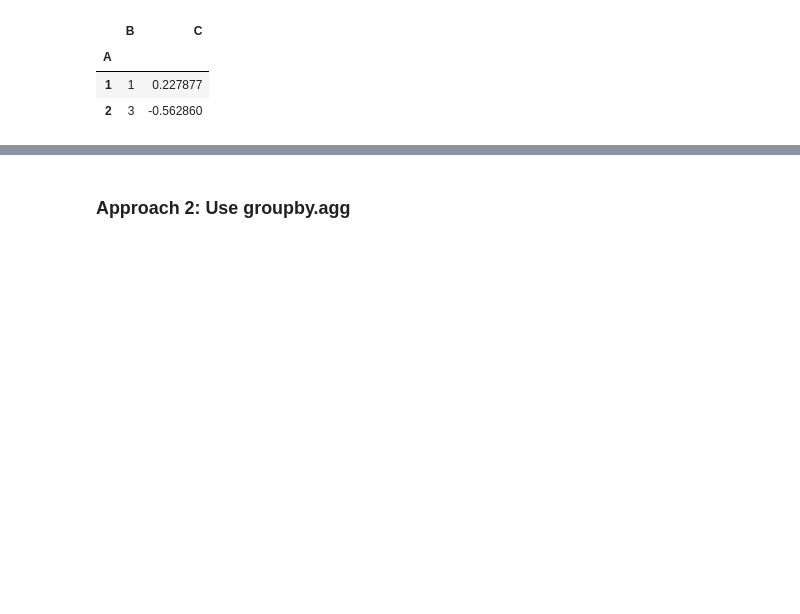
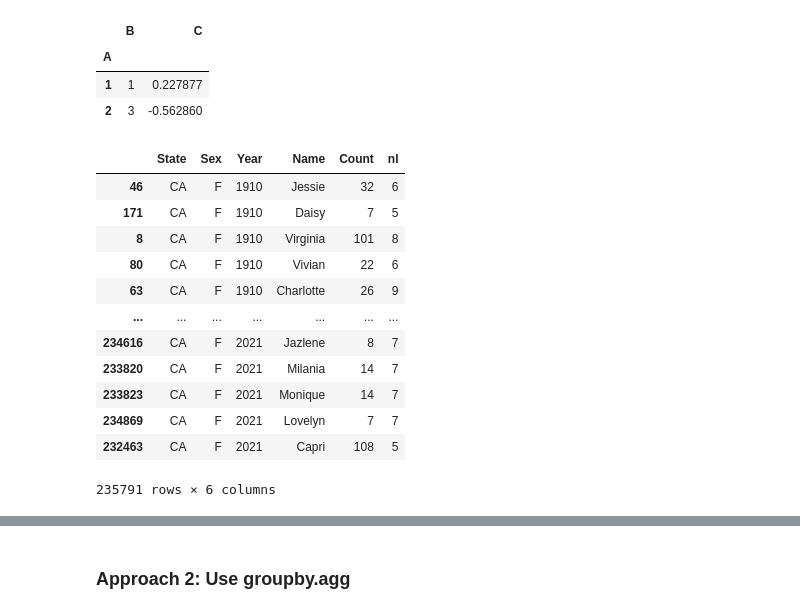
Before and after one commit to archenclan/dsKal100, a Jupyter notebook: lec/lec04/04-pandas-ii.ipynb, the cells around one changed output, grey strips where cells are left out. Drawn from its saved outputs; the diff is of its cells as text; code cells hidden in the pictures; blank space fills up the shorter version.

```diff
--- a/lec/lec04/04-pandas-ii.ipynb
+++ b/lec/lec04/04-pandas-ii.ipynb
@@ -381,6 +381,22 @@ df.groupby('A').agg('min')
 | A |  |  |
 | 1 | 1 | 0.227877 |
 | 2 | 3 | -0.562860 |
+# %%
+female_babynames
+# %% [output]
+|  | State | Sex | Year | Name | Count | nl |
+| 46 | CA | F | 1910 | Jessie | 32 | 6 |
+| 171 | CA | F | 1910 | Daisy | 7 | 5 |
+| 8 | CA | F | 1910 | Virginia | 101 | 8 |
+| 80 | CA | F | 1910 | Vivian | 22 | 6 |
+| 63 | CA | F | 1910 | Charlotte | 26 | 9 |
+| ... | ... | ... | ... | ... | ... | ... |
+| 234616 | CA | F | 2021 | Jazlene | 8 | 7 |
+| 233820 | CA | F | 2021 | Milania | 14 | 7 |
+| 233823 | CA | F | 2021 | Monique | 14 | 7 |
+| 234869 | CA | F | 2021 | Lovelyn | 7 | 7 |
+| 232463 | CA | F | 2021 | Capri | 108 | 5 |
+235791 rows × 6 columns
 # %%
 #build dictionary where entry i is the ammd for the given name
 #e.g. rtps["jennifer"] should be 0.0231
```
Also changed, not shown: parts of 22 cells of this notebook.
